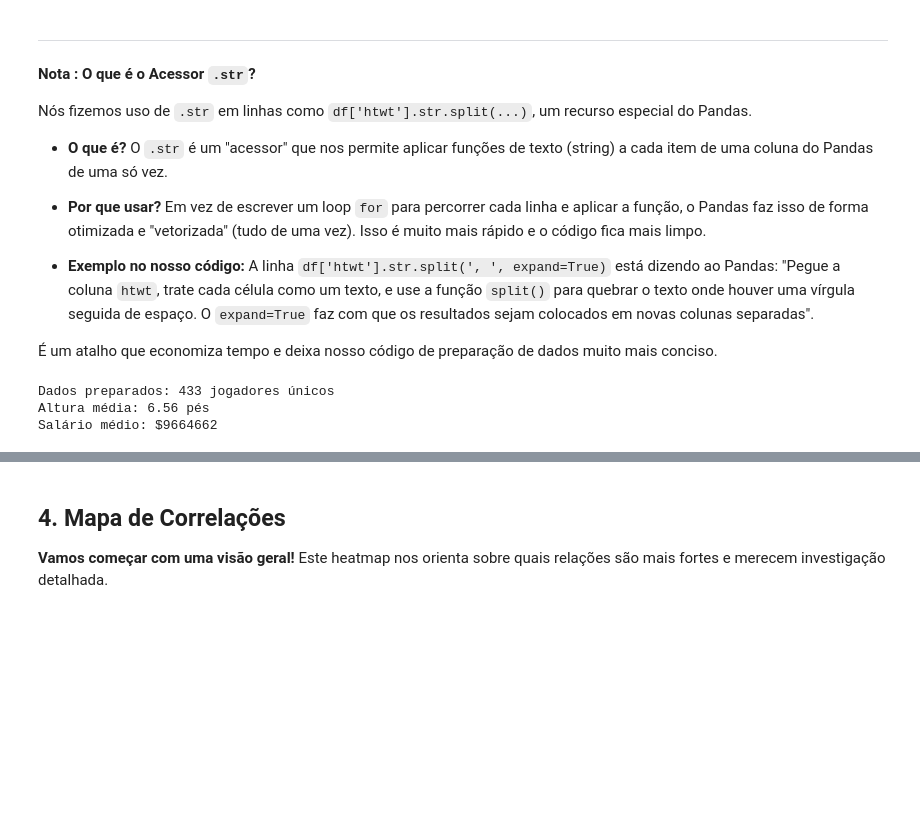
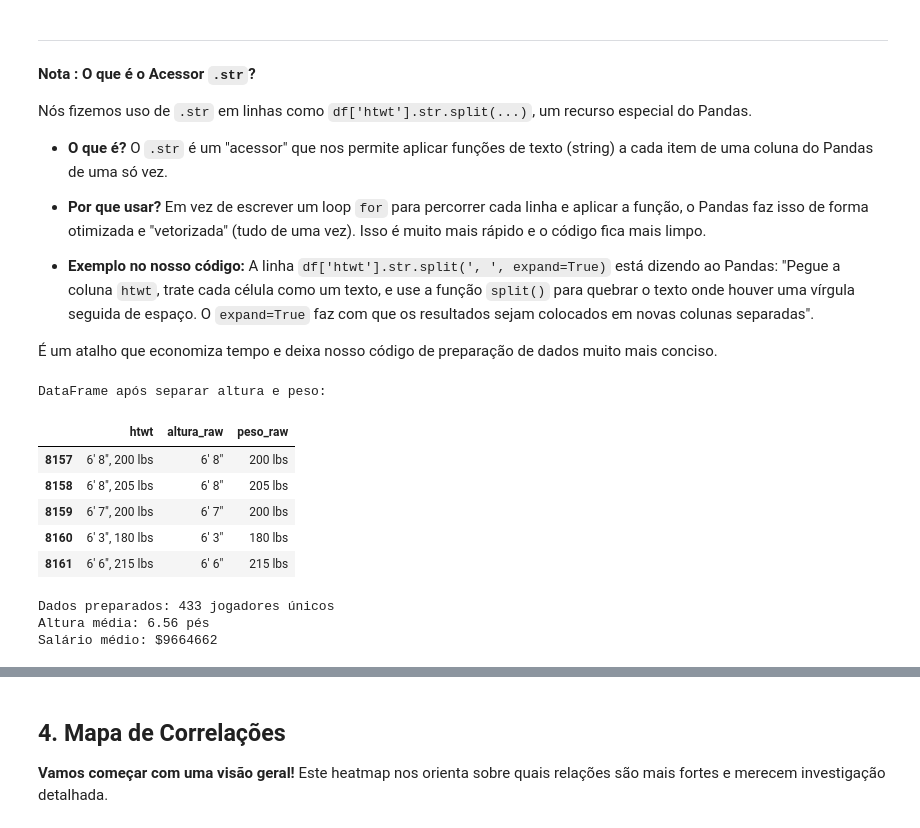
Before and after one commit to nise1301/NBA_stats, a Jupyter notebook: NBA_EDA.ipynb, the cells around one changed output, grey strips where cells are left out. Drawn from its saved outputs; the diff is of its cells as text; code cells hidden in the pictures; blank space fills up the shorter version.

```diff
--- a/NBA_EDA.ipynb
+++ b/NBA_EDA.ipynb
@@ -104,31 +107,40 @@ Nós fizemos uso de `.str` em linhas como `df['htwt'].str.split(...)`, um recurs
 # %%
 # Preparar dados
 # 1. Separar altura e peso
 df[['altura_raw', 'peso_raw']] = df['htwt'].str.split(', ', expand=True)
 print("DataFrame após separar altura e peso:")
-display(df[['htwt', 'altura_raw', 'peso_raw']].head())
+display(df[['htwt', 'altura_raw', 'peso_raw']].tail())
 
 # 2. Limpar e converter altura
 # Separa pés e polegadas em colunas diferentes
 altura_parts = df['altura_raw'].str.split("'", expand=True)
+
 # Converte para número, tratando erros (valores não numéricos viram NaN)
 pes = pd.to_numeric(altura_parts[0], errors='coerce')
 polegadas = pd.to_numeric(altura_parts[1].str.replace('"', ''), errors='coerce')
+
 # Calcula a altura final em pés decimais
 df['altura_pes'] = round(pes + polegadas / 12, 2)
 
 # 3. Limpar e converter salário
 # Remove '$' e ',' e converte para número, tratando erros
 df['salary_num'] = pd.to_numeric(df['salary'].str.replace('$', '').str.replace(',', ''), errors='coerce')
 
 
 # Filtrar dados válidos (1 registro por jogador)
 dados = df.dropna(subset=['altura_pes', 'salary_num']).drop_duplicates(subset=['name'], keep='last')
 
 print(f"Dados preparados: {len(dados):,} jogadores únicos")
 print(f"Altura média: {dados['altura_pes'].mean():.2f} pés")
 print(f"Salário médio: ${dados['salary_num'].mean():.0f}")
 # %% [output]
-Dados preparados: 433 jogadores únicos
-Altura média: 6.56 pés
-Salário médio: $9664662
+DataFrame após separar altura e peso:
+|  | htwt | altura_raw | peso_raw |
+| 8157 | 6' 8", 200 lbs | 6' 8" | 200 lbs |
+| 8158 | 6' 8", 205 lbs | 6' 8" | 205 lbs |
+| 8159 | 6' 7", 200 lbs | 6' 7" | 200 lbs |
+| 8160 | 6' 3", 180 lbs | 6' 3" | 180 lbs |
+| 8161 | 6' 6", 215 lbs | 6' 6" | 215 lbs |
+Dados preparados: 433 jogadores únicos
+Altura média: 6.56 pés
+Salário médio: $9664662
```
Also changed, not shown: parts of 12 cells of this notebook.
